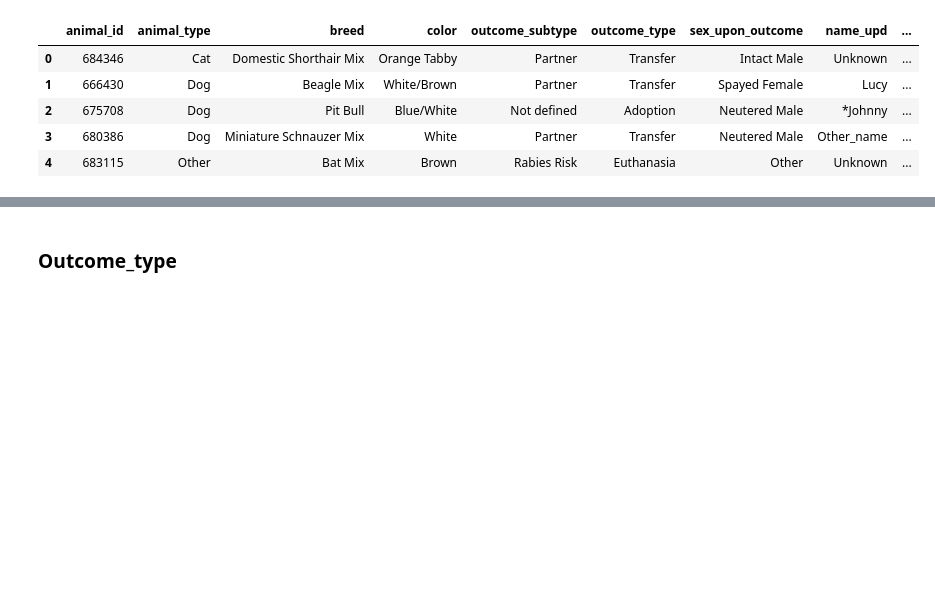
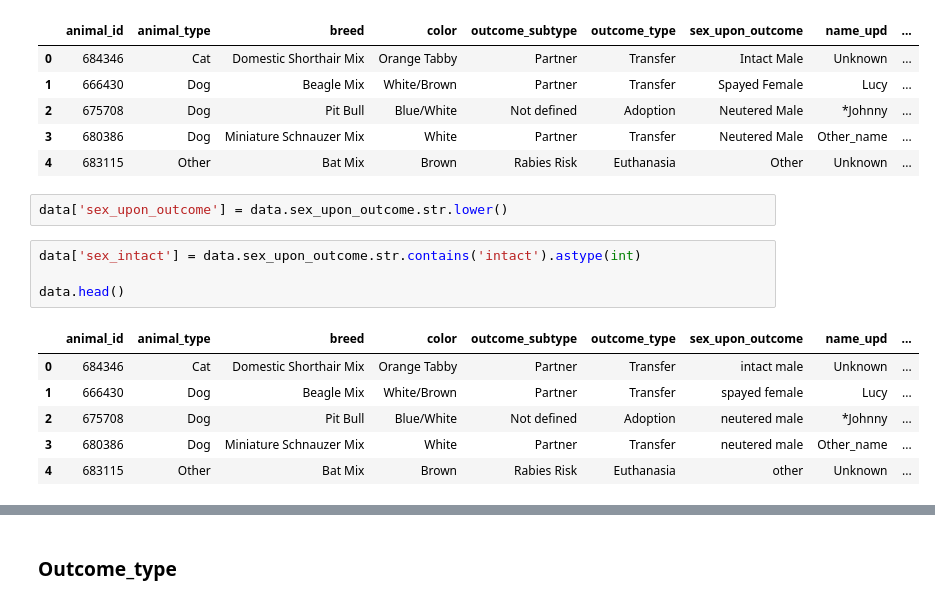
Before and after one commit to Popovonline/Data-Scientist, a Jupyter notebook: DVP-7/Поиск выбросов и генерация новых идей/HomeWork_3.ipynb, the cells around one changed output, grey strips where cells are left out. Drawn from its saved outputs; the diff is of its cells as text; blank space fills up the shorter version.

```diff
--- a/DVP-7/Поиск выбросов и генерация новых идей/HomeWork_3.ipynb
+++ b/DVP-7/Поиск выбросов и генерация новых идей/HomeWork_3.ipynb
@@ -352,3 +353,16 @@ data.head()
 | 2 | 675708 | Dog | Pit Bull | Blue/White | Not defined | Adoption | Neutered Male | *Johnny | ... |
 | 3 | 680386 | Dog | Miniature Schnauzer Mix | White | Partner | Transfer | Neutered Male | Other_name | ... |
 | 4 | 683115 | Other | Bat Mix | Brown | Rabies Risk | Euthanasia | Other | Unknown | ... |
+# %%
+data['sex_upon_outcome'] = data.sex_upon_outcome.str.lower()
+# %%
+data['sex_intact'] = data.sex_upon_outcome.str.contains('intact').astype(int)
+
+data.head()
+# %% [output]
+|  | animal_id | animal_type | breed | color | outcome_subtype | outcome_type | sex_upon_outcome | name_upd | ... |
+| 0 | 684346 | Cat | Domestic Shorthair Mix | Orange Tabby | Partner | Transfer | intact male | Unknown | ... |
+| 1 | 666430 | Dog | Beagle Mix | White/Brown | Partner | Transfer | spayed female | Lucy | ... |
+| 2 | 675708 | Dog | Pit Bull | Blue/White | Not defined | Adoption | neutered male | *Johnny | ... |
+| 3 | 680386 | Dog | Miniature Schnauzer Mix | White | Partner | Transfer | neutered male | Other_name | ... |
+| 4 | 683115 | Other | Bat Mix | Brown | Rabies Risk | Euthanasia | other | Unknown | ... |
```
Also changed, not shown: parts of 13 cells of this notebook.
